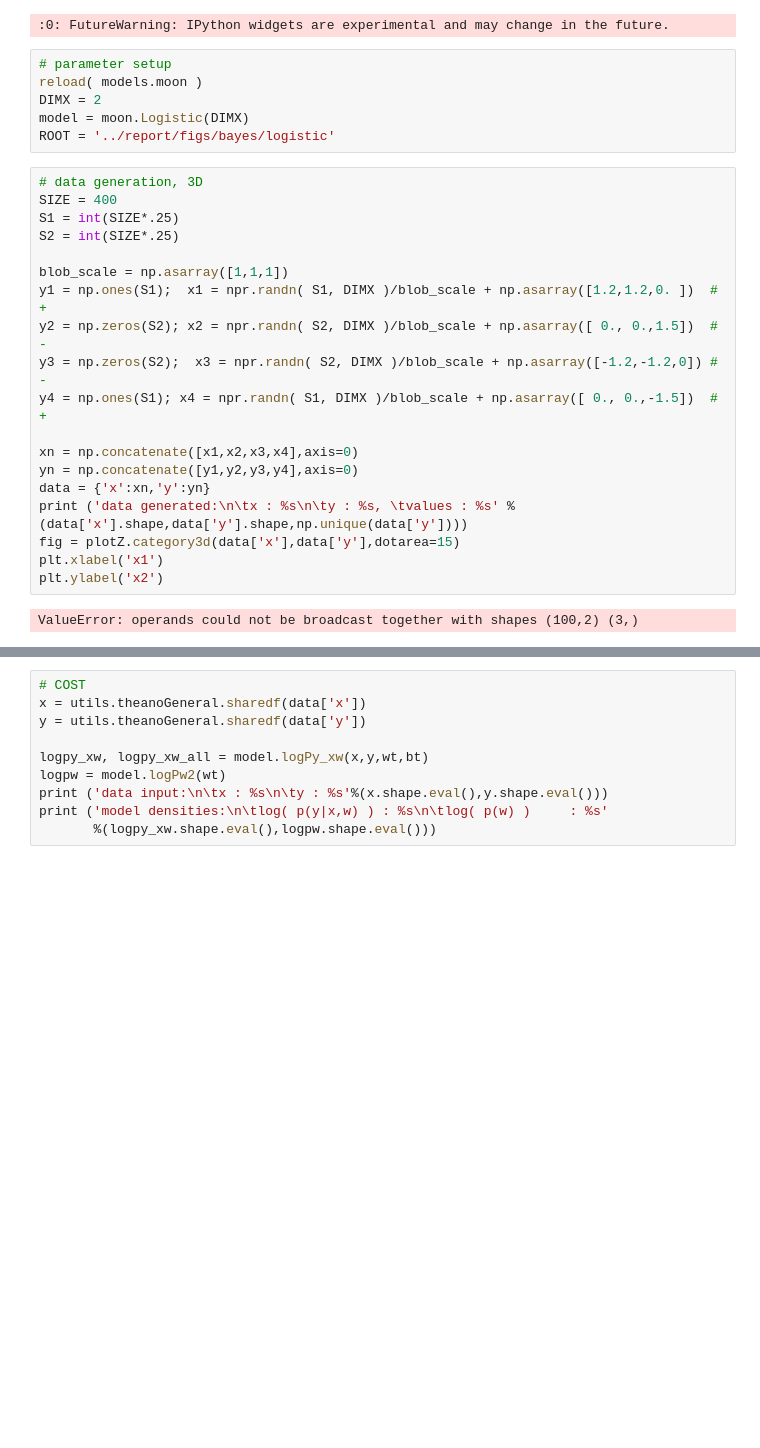
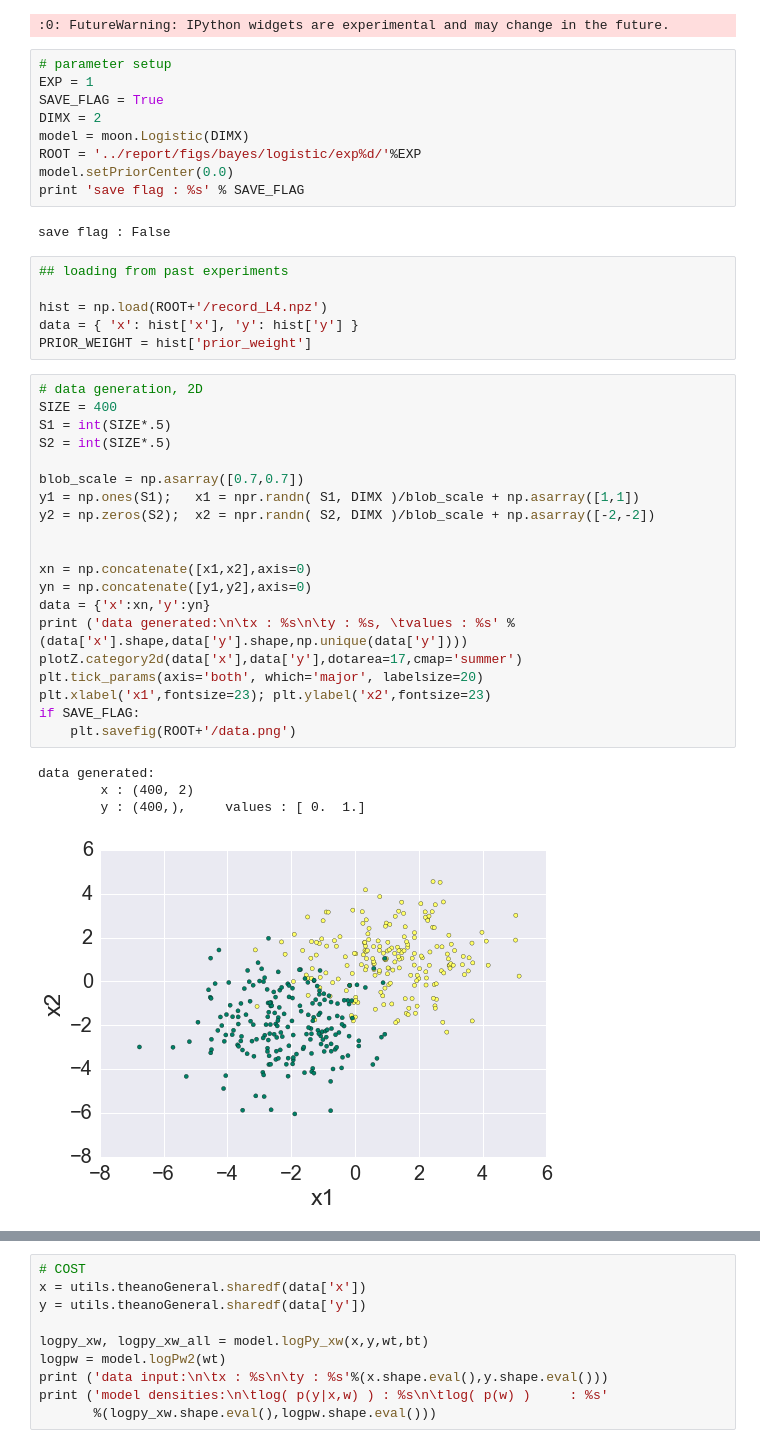
Before and after one commit to AndyZhang17/iaf2, a Jupyter notebook: phase4_logistic.ipynb, the cells around one changed output, grey strips where cells are left out. Drawn from its saved outputs; the diff is of its cells as text; blank space fills up the shorter version.

```diff
--- a/phase4_logistic.ipynb
+++ b/phase4_logistic.ipynb
@@ -29,28 +29,43 @@ floatX = utils.floatX
 :0: FutureWarning: IPython widgets are experimental and may change in the future.
 # %%
 # parameter setup
-reload( models.moon )
+EXP = 1
+SAVE_FLAG = True
 DIMX = 2
 model = moon.Logistic(DIMX)
-ROOT = '../report/figs/bayes/logistic'
+ROOT = '../report/figs/bayes/logistic/exp%d/'%EXP
+model.setPriorCenter(0.0)
+print 'save flag : %s' % SAVE_FLAG
+# %% [output]
+save flag : False
+# %%
+## loading from past experiments
+
+hist = np.load(ROOT+'/record_L4.npz')
+data = { 'x': hist['x'], 'y': hist['y'] }
+PRIOR_WEIGHT = hist['prior_weight']
 # %%
-# data generation, 3D
+# data generation, 2D
 SIZE = 400
-S1 = int(SIZE*.25)
-S2 = int(SIZE*.25)
+S1 = int(SIZE*.5)
+S2 = int(SIZE*.5)
 
-blob_scale = np.asarray([1,1,1])
-y1 = np.ones(S1);  x1 = npr.randn( S1, DIMX )/blob_scale + np.asarray([1.2,1.2,0. ])  # +
-y2 = np.zeros(S2); x2 = npr.randn( S2, DIMX )/blob_scale + np.asarray([ 0., 0.,1.5])  # -
-y3 = np.zeros(S2);  x3 = npr.randn( S2, DIMX )/blob_scale + np.asarray([-1.2,-1.2,0]) # -
-y4 = np.ones(S1); x4 = npr.randn( S1, DIMX )/blob_scale + np.asarray([ 0., 0.,-1.5])  # +
+blob_scale = np.asarray([0.7,0.7])
+y1 = np.ones(S1);   x1 = npr.randn( S1, DIMX )/blob_scale + np.asarray([1,1])
+y2 = np.zeros(S2);  x2 = npr.randn( S2, DIMX )/blob_scale + np.asarray([-2,-2])
 
-xn = np.concatenate([x1,x2,x3,x4],axis=0)
-yn = np.concatenate([y1,y2,y3,y4],axis=0)
+
+xn = np.concatenate([x1,x2],axis=0)
+yn = np.concatenate([y1,y2],axis=0)
 data = {'x':xn,'y':yn}
 print ('data generated:\n\tx : %s\n\ty : %s, \tvalues : %s' %(data['x'].shape,data['y'].shape,np.unique(data['y'])))
-fig = plotZ.category3d(data['x'],data['y'],dotarea=15)
-plt.xlabel('x1')
-plt.ylabel('x2')
+plotZ.category2d(data['x'],data['y'],dotarea=17,cmap='summer')
+plt.tick_params(axis='both', which='major', labelsize=20)
+plt.xlabel('x1',fontsize=23); plt.ylabel('x2',fontsize=23)
+if SAVE_FLAG:
+    plt.savefig(ROOT+'/data.png')
 # %% [output]
-ValueError: operands could not be broadcast together with shapes (100,2) (3,)
+data generated:
+        x : (400, 2)
+        y : (400,),     values : [ 0.  1.]
+[figure, added]
```
Also changed, not shown: parts of 10 cells of this notebook, 6 other files.
